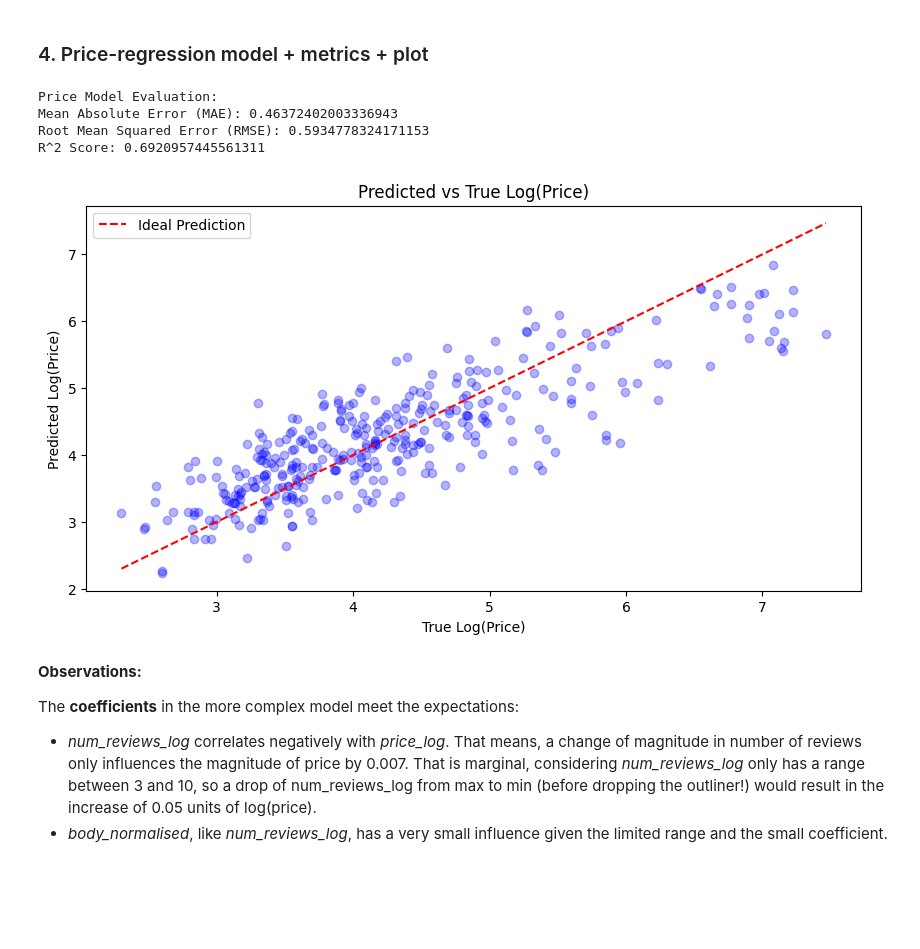
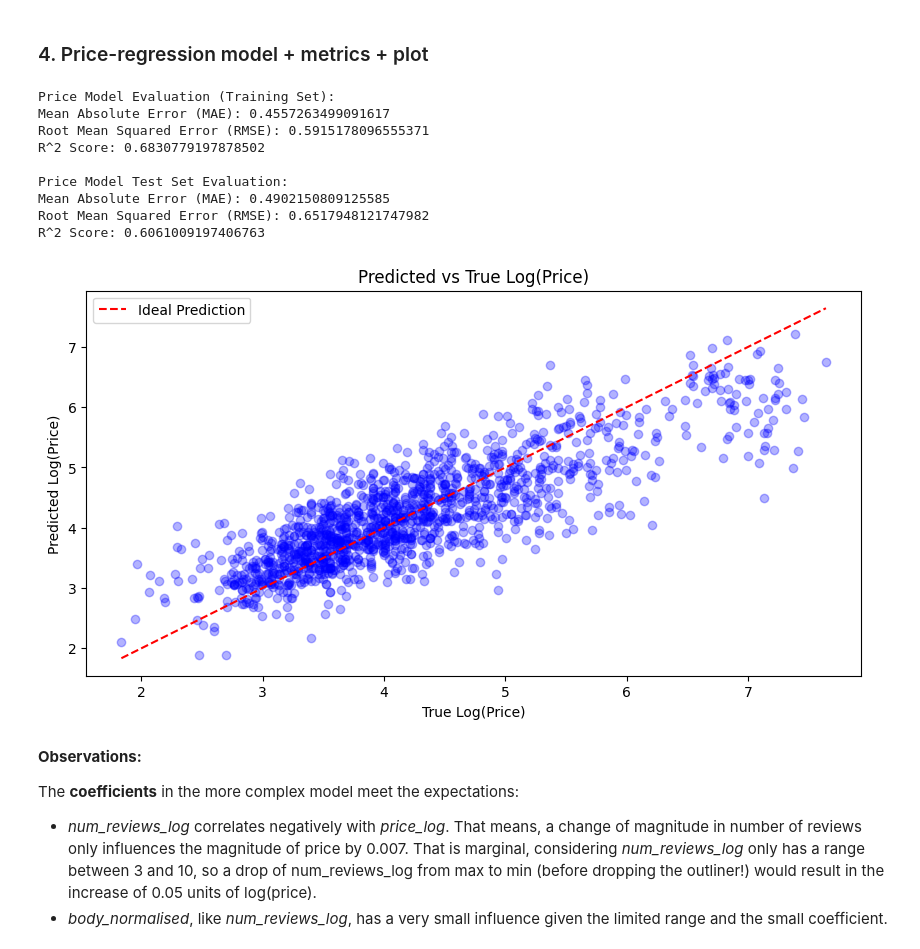
Before and after one commit to SailorJens/ML_Uni_Notebooks, a Jupyter notebook: Assessment template - Regression_Friday year.ipynb, the cells around one changed output. Cells and saved outputs as stored; diff of their text form; code cells hidden in the pictures; blank space fills up the shorter version.

```diff
--- a/Assessment template - Regression_Friday year.ipynb
+++ b/Assessment template - Regression_Friday year.ipynb
@@ -214,56 +214,73 @@ However, the cleaned up version does not require additional preparation as the d
 ### 4. Price-regression model + metrics + plot
 # %%
 # Firstly, I am removing the outlier examples as previously discussed.
-# That is, remove examples with num_reviews > 20000, price > 2500, and year < 1940.
+# That is, remove examples with num_reviews > 20000, price > 2500, and year < 1930.
 df = df[(df['num_reviews'] <= 20000) & (df['price'] <= 2500) & (df['year_numeric'] >= 1940)]
 
 # Create test and training sets.
+
+features_price = ['year_numeric_normalised', 'is_nv', 'rating_normalised', 'body_normalised'] + type_columns
+target_price = 'price_log'
 # I will use 80% of the data for training and 20% for testing.
 from sklearn.model_selection import train_test_split
-train_df, test_df = train_test_split(df, test_size=0.2, random_state=1)
+train_df, test_df = train_test_split(df, test_size=0.2, random_state=0)
 # I will use the log(price) as the target variable because price is strongly right-skewed.
 # Also, I am using the log(num_reviews) as a feature for the same reason.
 # I will comapre two models: One more complex with three features, and one simple with only one feature.
 # I am using body and rating as normalised values to have them on a similar scale as the other features
 # (although I'm not sure if this is necessary as the values are moderate).
-X_train_price = train_df[['year_numeric_normalised', 'is_nv', 'rating_normalised', 'body_normalised'] + type_columns]
-y_train = train_df['price_log']
-X_test_price = test_df[['year_numeric_normalised', 'is_nv', 'rating_normalised', 'body_normalised'] + type_columns]
-y_test = test_df['price_log']
+X_train_price = train_df[features_price]
+y_train_price = train_df[target_price]
+X_test_price = test_df[features_price]
+y_test_price = test_df[target_price]
 
 # Training the LinearRegression models.
 from sklearn.linear_model import LinearRegression
 lr_price = LinearRegression()
-lr_price.fit(X_train_price, y_train)
-# Make predictions on the test set.
-y_pred_price = lr_price.predict(X_test_price)
+lr_price.fit(X_train_price, y_train_price)
+# Make predictions on training and test sets.
+y_pred_price = lr_price.predict(X_train_price)
+y_pred_price_test = lr_price.predict(X_test_price)
 
 # Evaluate the models using MAE, RMSE and R^2 score.
 from sklearn.metrics import mean_absolute_error, root_mean_squared_error, r2_score
-mae_price = mean_absolute_error(y_test, y_pred_price)
-rmse_price = root_mean_squared_error(y_test, y_pred_price)
-r2_price = r2_score(y_test, y_pred_price)
+mae_price = mean_absolute_error(y_train_price, y_pred_price)
+rmse_price = root_mean_squared_error(y_train_price, y_pred_price)
+r2_price = r2_score(y_train_price, y_pred_price)
+# evaluate the test set as well
+mae_price_test = mean_absolute_error(y_test_price, y_pred_price_test)
+rmse_price_test = root_mean_squared_error(y_test_price, y_pred_price_test)
+r2_price_test = r2_score(y_test_price, y_pred_price_test)
 # Print the evaluation metrics.
-print("\nPrice Model Evaluation:")
+print("\nPrice Model Evaluation (Training Set):")
 print(f"Mean Absolute Error (MAE): {mae_price}")
 print(f"Root Mean Squared Error (RMSE): {rmse_price}")
 print(f"R^2 Score: {r2_price}")
+print("\nPrice Model Test Set Evaluation:")
+print(f"Mean Absolute Error (MAE): {mae_price_test}")
+print(f"Root Mean Squared Error (RMSE): {rmse_price_test}")
+print(f"R^2 Score: {r2_price_test}")
 
 # I now viualise the predictions against the true values for both models in different colors.
 plt.figure(figsize=(10,5))
-plt.scatter(y_test, y_pred_price, alpha=0.3, color='blue')
-plt.plot([y_test.min(), y_test.max()], [y_test.min(), y_test.max()],  color='red', linestyle='--', label='Ideal Prediction')
+plt.scatter(y_train_price, y_pred_price, alpha=0.3, color='blue')
+plt.plot([y_train_price.min(), y_train_price.max()], [y_train_price.min(), y_train_price.max()],  color='red', linestyle='--', label='Ideal Prediction')
 plt.xlabel('True Log(Price)')
 plt.ylabel('Predicted Log(Price)')
 plt.title('Predicted vs True Log(Price)')
 plt.legend()
 plt.show()
 # %% [output]
-Price Model Evaluation:
-Mean Absolute Error (MAE): 0.46372402003336943
-Root Mean Squared Error (RMSE): 0.5934778324171153
-R^2 Score: 0.6920957445561311
+Price Model Evaluation (Training Set):
+Mean Absolute Error (MAE): 0.4557263499091617
+Root Mean Squared Error (RMSE): 0.5915178096555371
+R^2 Score: 0.6830779197878502
+
+Price Model Test Set Evaluation:
+Mean Absolute Error (MAE): 0.4902150809125585
+Root Mean Squared Error (RMSE): 0.6517948121747982
+R^2 Score: 0.6061009197406763
-[figure, old version]
+[figure, new version]
 # %% [markdown]
 **Observations:**
 
```
Also changed, not shown: parts of 9 cells of this notebook.
